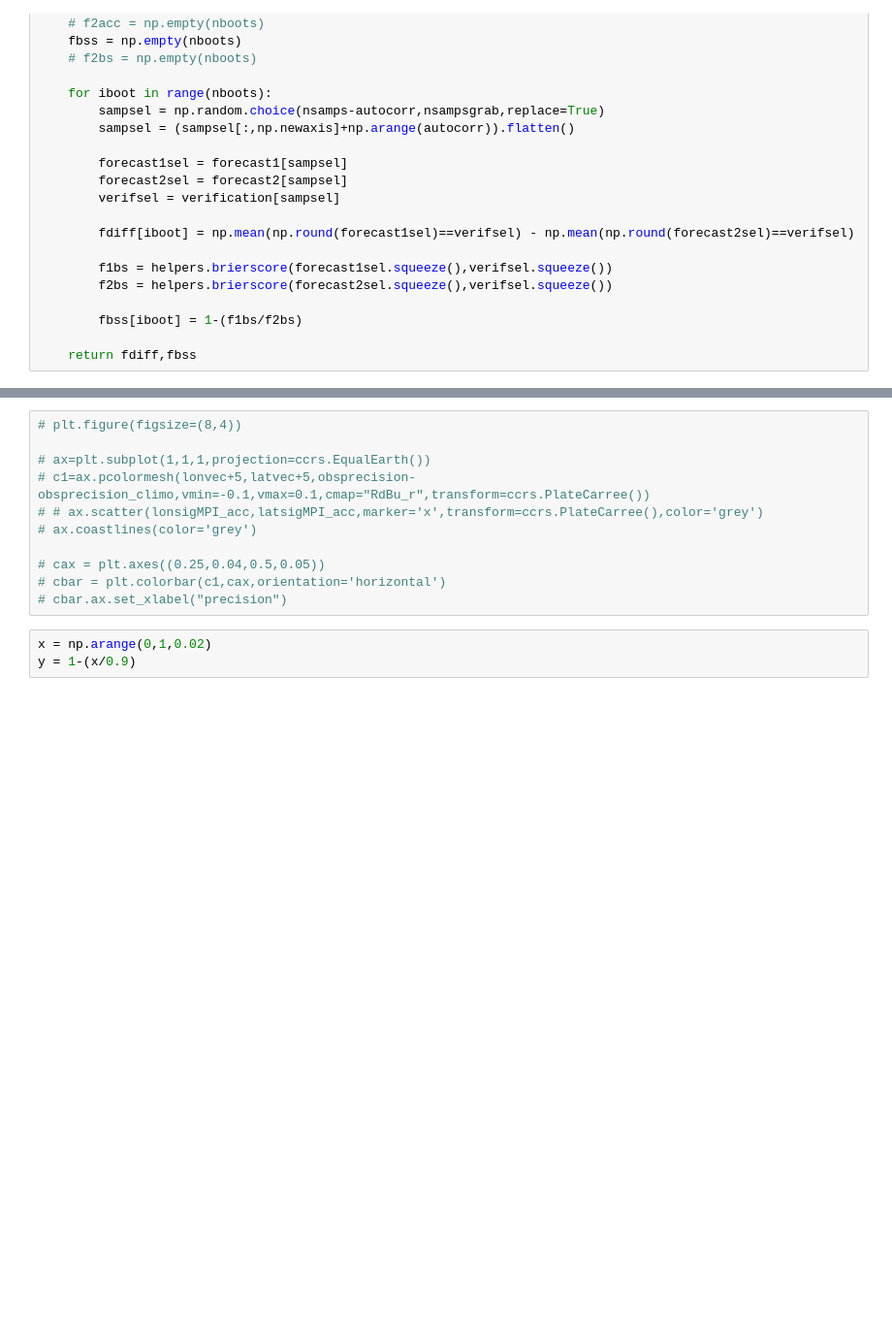
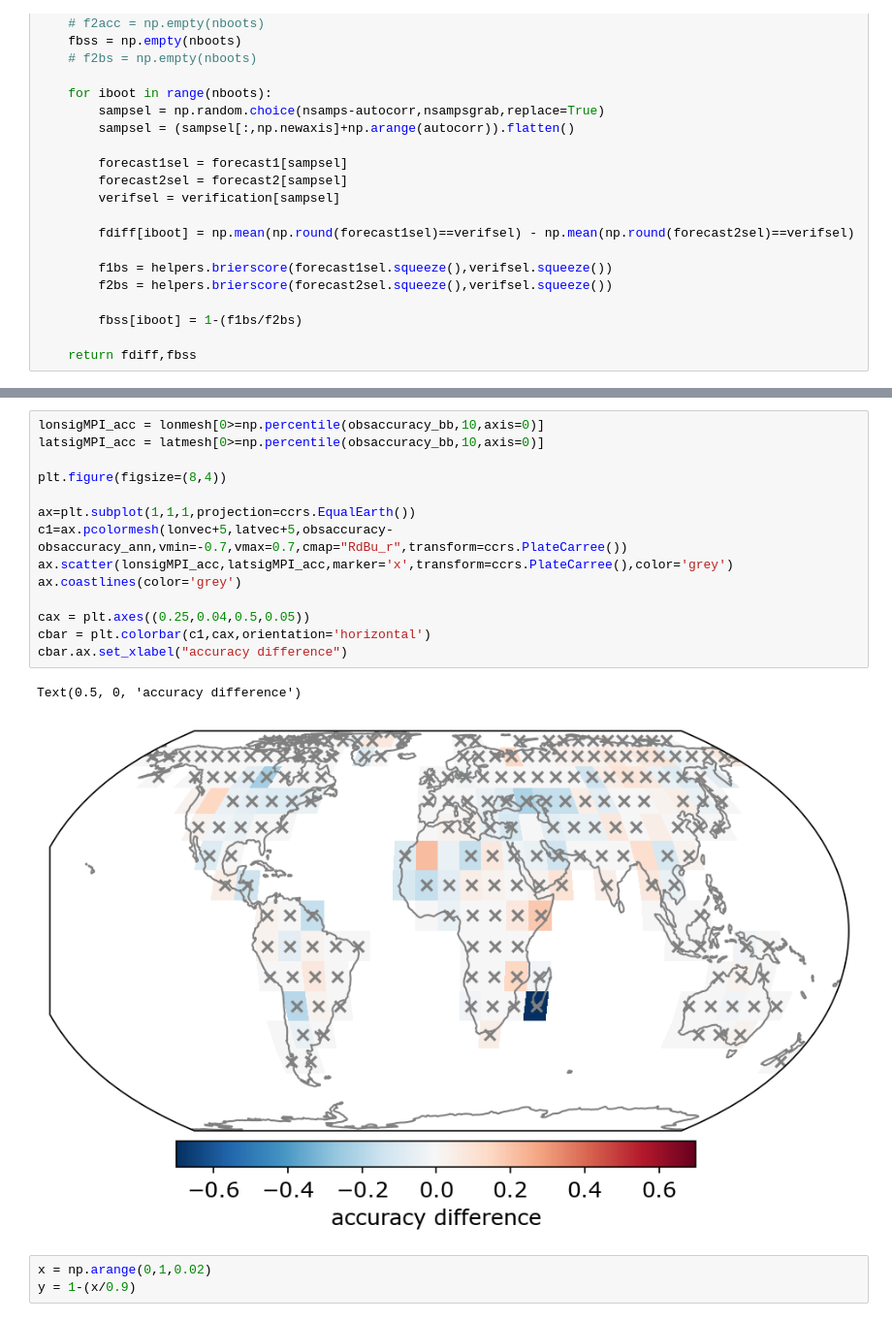
Before and after one commit to emily-gordy/predictability-emergence, a Jupyter notebook: ObsPredictMetrics.ipynb, the cells around one changed output, grey strips where cells are left out. Shown at 97% size. Drawn from its saved outputs; the diff is of its cells as text; blank space fills up the shorter version.

```diff
--- a/ObsPredictMetrics.ipynb
+++ b/ObsPredictMetrics.ipynb
@@ -469,14 +493,20 @@ Text(0.5, 0, 'accuracy difference')
 # %%
-# plt.figure(figsize=(8,4))
+lonsigMPI_acc = lonmesh[0>=np.percentile(obsaccuracy_bb,10,axis=0)]
+latsigMPI_acc = latmesh[0>=np.percentile(obsaccuracy_bb,10,axis=0)]
 
-# ax=plt.subplot(1,1,1,projection=ccrs.EqualEarth())
-# c1=ax.pcolormesh(lonvec+5,latvec+5,obsprecision-obsprecision_climo,vmin=-0.1,vmax=0.1,cmap="RdBu_r",transform=ccrs.PlateCarree())
-# # ax.scatter(lonsigMPI_acc,latsigMPI_acc,marker='x',transform=ccrs.PlateCarree(),color='grey')
-# ax.coastlines(color='grey')
+plt.figure(figsize=(8,4))
 
-# cax = plt.axes((0.25,0.04,0.5,0.05))
-# cbar = plt.colorbar(c1,cax,orientation='horizontal')
-# cbar.ax.set_xlabel("precision")
+ax=plt.subplot(1,1,1,projection=ccrs.EqualEarth())
+c1=ax.pcolormesh(lonvec+5,latvec+5,obsaccuracy-obsaccuracy_ann,vmin=-0.7,vmax=0.7,cmap="RdBu_r",transform=ccrs.PlateCarree())
+ax.scatter(lonsigMPI_acc,latsigMPI_acc,marker='x',transform=ccrs.PlateCarree(),color='grey')
+ax.coastlines(color='grey')
+
+cax = plt.axes((0.25,0.04,0.5,0.05))
+cbar = plt.colorbar(c1,cax,orientation='horizontal')
+cbar.ax.set_xlabel("accuracy difference")
+# %% [output]
+Text(0.5, 0, 'accuracy difference')
+[figure, added]
 # %%
 x = np.arange(0,1,0.02)
 y = 1-(x/0.9)
```
Also changed, not shown: parts of 8 cells of this notebook, 7 other files.
